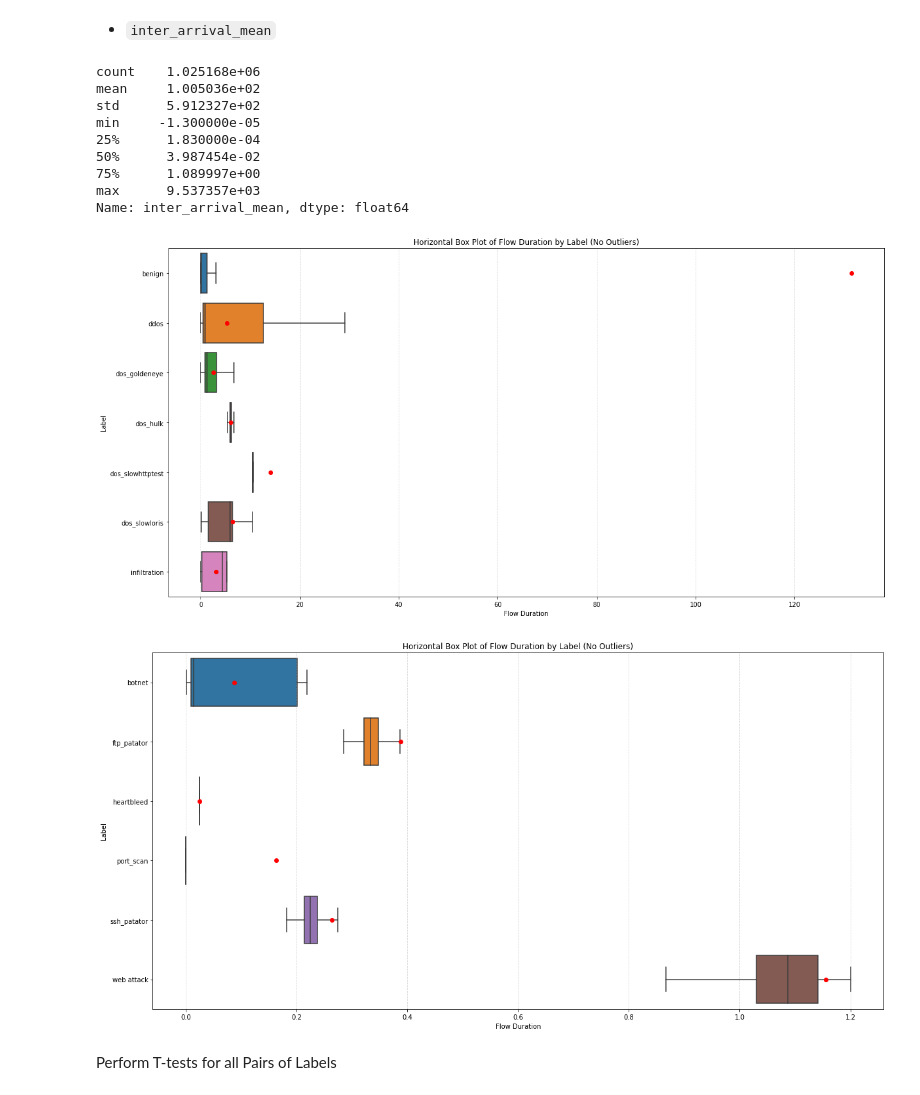
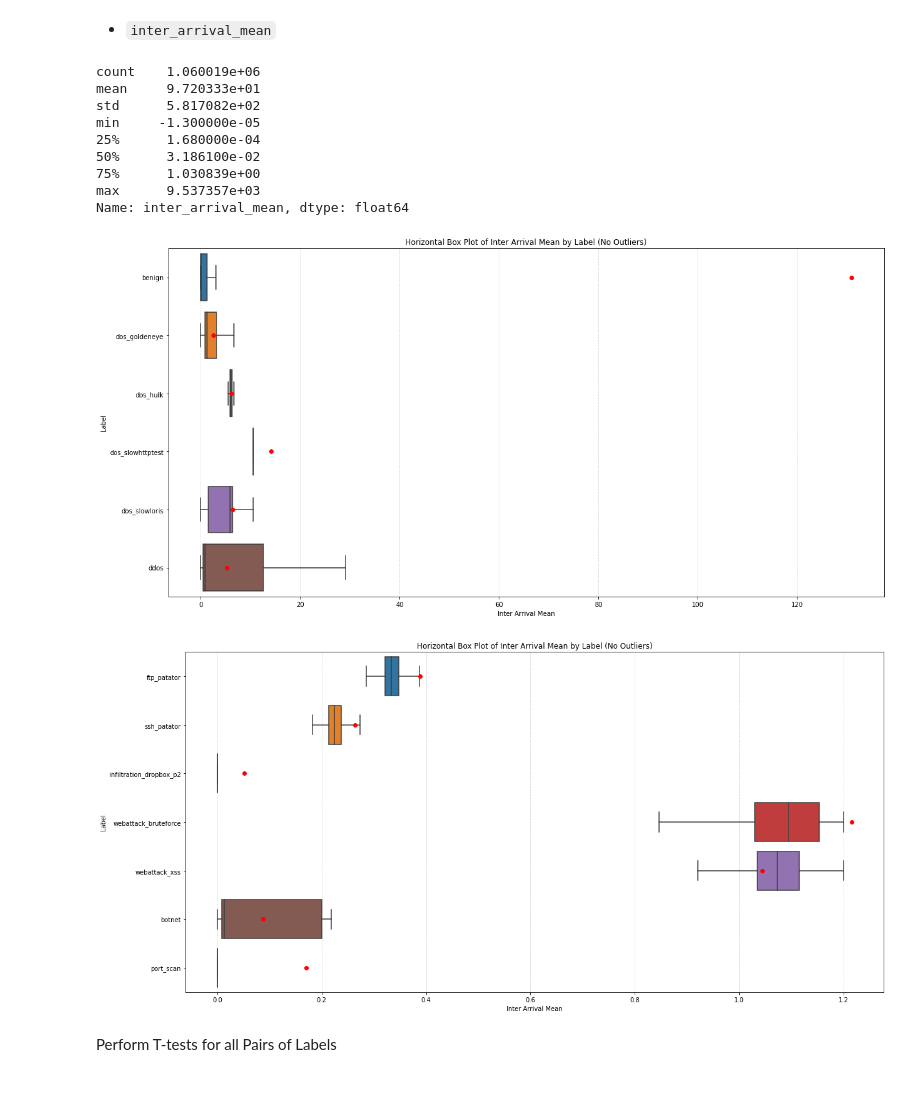
Before and after one commit to DanielDaCosta/ids-deep-belief-networks, a Jupyter notebook: data_analysis.ipynb, the cells around one changed output. Drawn from its saved outputs; the diff is of its cells as text; code cells hidden in the pictures.

```diff
--- a/data_analysis.ipynb
+++ b/data_analysis.ipynb
@@ -47,3 +51,6 @@ infiltration_cooldisk           1
 Name: label, dtype: int64
+# %%
+# Remove 'webattack_sqli', 'infiltration_meta', 'infiltration_dropbox_p1', 'heartbleed', 'infiltration_cooldisk
+data = data[~data['label'].isin(['webattack_sqli', 'infiltration_meta', 'infiltration_dropbox_p1', 'heartbleed', 'infiltration_cooldisk'])]
 # %%
 df = data.copy()
@@ -50,6 +74,8 @@ df = data.copy()
 # %% [markdown]
 - Grouping similar attacks
 # %%
+# No longer needed
+
 def group_label(label: str):
     if 'infiltration' in label:
         return 'infiltration'
@@ -57,5 +83,3 @@ def group_label(label: str):
         return 'web attack'
     else:
         return label
-
-data['label'] = data['label'].apply(group_label)
@@ -365,12 +379,12 @@ However, 'total_packets' demonstrates statistically significant differences amon
 # %%
 data['inter_arrival_mean'].describe()
 # %% [output]
-count    1.025168e+06
-mean     1.005036e+02
-std      5.912327e+02
+count    1.060019e+06
+mean     9.720333e+01
+std      5.817082e+02
 min     -1.300000e-05
-25%      1.830000e-04
-50%      3.987454e-02
-75%      1.089997e+00
+25%      1.680000e-04
+50%      3.186100e-02
+75%      1.030839e+00
 max      9.537357e+03
 Name: inter_arrival_mean, dtype: float64
@@ -377,39 +395,42 @@ Name: inter_arrival_mean, dtype: float64
+# %%
+data['inter_arrival_mean_modified'] = data['inter_arrival_mean'].fillna(0)
 # %%
-col_analysis = ['benign', 'ddos','dos_slowloris','dos_slowhttptest', 'dos_hulk', 'dos_goldeneye', 'infiltration']
+col_analysis_1 = ['benign', 'ddos','dos_slowloris','dos_slowhttptest', 'dos_hulk', 'dos_goldeneye']
+# col_analysis = data['label'].unique()
 plt.figure(figsize=(20, 10))
 
 # Use sns.boxplot with x as the category and y as the value
-sns.boxplot(y='label', x='inter_arrival_mean', data=data[data['label'].isin(col_analysis)], showfliers=False, showmeans=True, meanprops={'marker':'o', 'markerfacecolor':'red', 'markeredgecolor':'red'})
+sns.boxplot(y='label', x='inter_arrival_mean_modified', data=data[data['label'].isin(col_analysis_1)], showfliers=False, showmeans=True, meanprops={'marker':'o', 'markerfacecolor':'red', 'markeredgecolor':'red'})
 
 # Add gridlines
 plt.grid(axis='x', linestyle='--', alpha=0.5)  # Add vertical gridlines with dashed style and transparency
 
 # Add labels and title
-plt.xlabel('Flow Duration')
+plt.xlabel('Inter Arrival Mean')
 plt.ylabel('Label')
-plt.title('Horizontal Box Plot of Flow Duration by Label (No Outliers)')
+plt.title('Horizontal Box Plot of Inter Arrival Mean by Label (No Outliers)')
 
 plt.show()
 # %% [output]
-[figure, old version]
+[figure, new version]
 # %%
-col_analysis = col_analysis = ['web attack', 'ssh_patator', 'port_scan', 'heartbleed', 'ftp_patator', 'botnet']
+col_analysis_2 = set(data['label'].unique()) - set(col_analysis_1)#['web attack', 'ssh_patator', 'port_scan', 'heartbleed', 'ftp_patator', 'botnet']
 plt.figure(figsize=(20, 10))
 
 # Use sns.boxplot with x as the category and y as the value
-sns.boxplot(y='label', x='inter_arrival_mean', data=data[data['label'].isin(col_analysis)], showfliers=False, showmeans=True, meanprops={'marker':'o', 'markerfacecolor':'red', 'markeredgecolor':'red'})
+sns.boxplot(y='label', x='inter_arrival_mean_modified', data=data[data['label'].isin(col_analysis_2)], showfliers=False, showmeans=True, meanprops={'marker':'o', 'markerfacecolor':'red', 'markeredgecolor':'red'})
 
 # Add gridlines
 plt.grid(axis='x', linestyle='--', alpha=0.5)  # Add vertical gridlines with dashed style and transparency
 
 # Add labels and title
-plt.xlabel('Flow Duration')
+plt.xlabel('Inter Arrival Mean')
 plt.ylabel('Label')
-plt.title('Horizontal Box Plot of Flow Duration by Label (No Outliers)')
+plt.title('Horizontal Box Plot of Inter Arrival Mean by Label (No Outliers)')
 
 plt.show()
 # %% [output]
-[figure, old version]
+[figure, new version]
 # %% [markdown]
 Perform T-tests for all Pairs of Labels
 # %%
```
Also changed, not shown: parts of 96 cells of this notebook.
